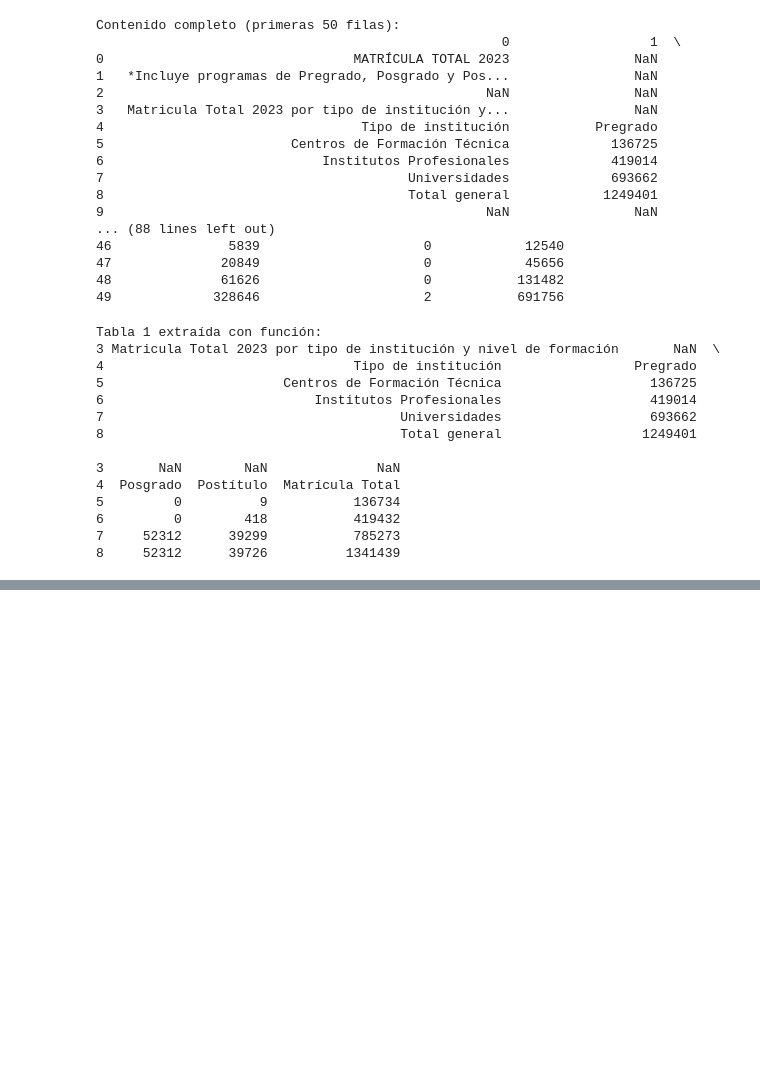
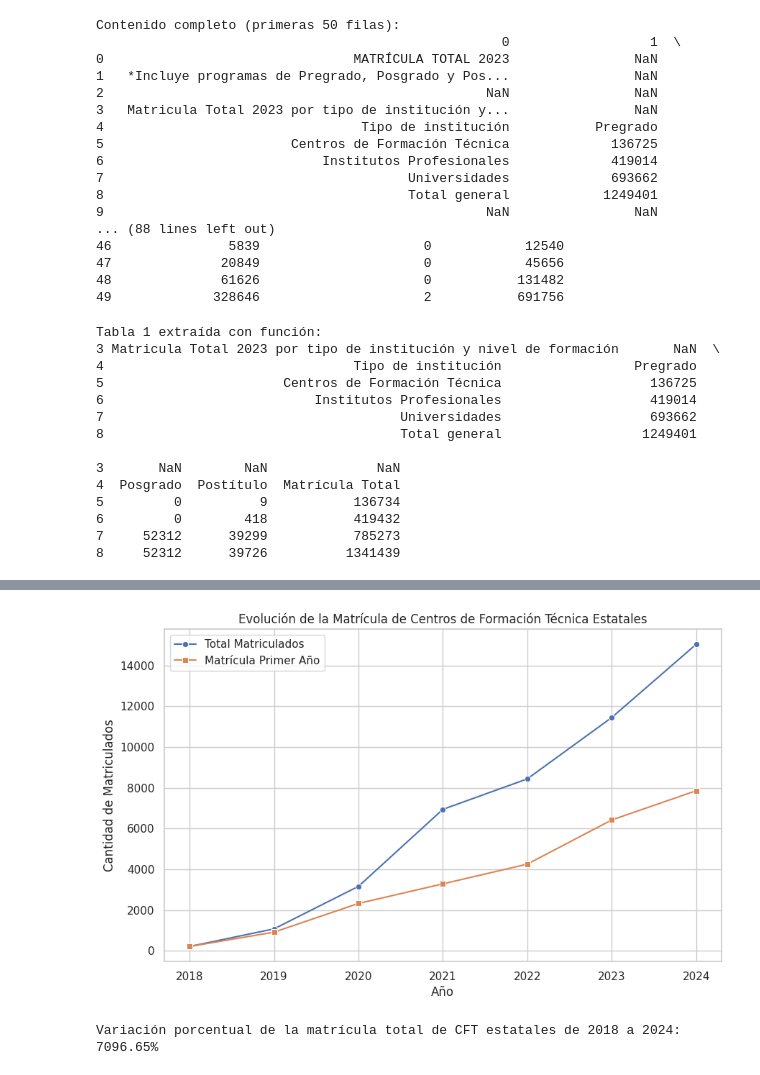
Before and after one commit to davidlealo/cft_estatales_analisis, a Jupyter notebook: analisis.ipynb, the cells around one changed output, grey strips where cells are left out. Saved outputs shown, nothing was run; the diff lists cells and outputs as text; code cells hidden in the pictures; blank space fills up the shorter version.

```diff
--- a/analisis.ipynb
+++ b/analisis.ipynb
@@ -409,0 +760,76 @@ Tabla 1 extraída con función:
+# %%
+import pandas as pd
+import matplotlib.pyplot as plt
+import seaborn as sns
+
+# Supongamos que ya leíste el CSV con encabezados
+csv_file = "data_matricula/MAT_2007_2024_WEB_02072024.csv"
+df = pd.read_csv(csv_file, encoding='latin1', sep=';')
+
+# Verifica que los nombres de las columnas sean los correctos:
+print("Columnas en el DataFrame:")
+print(df.columns.tolist())
+# Deberías ver algo similar a:
+# ['AÑO', 'TOTAL MATRICULADOS', 'MATRICULADOS MUJERES POR PROGRAMA', ... , 'CLASIFICACIÓN INSTITUCIÓN NIVEL 1', ..., 'TOTAL MATRICULADOS PRIMER AÑO', ...]
+
+# 1. Convertir la columna "CÓDIGO DE INSTITUCIÓN" a numérico
+df["CÓDIGO DE INSTITUCIÓN"] = pd.to_numeric(df["CÓDIGO DE INSTITUCIÓN"], errors='coerce')
+
+# 2. Filtrar registros de CFT estatales: códigos entre 902 y 920
+df_cft_estatal = df[(df["CÓDIGO DE INSTITUCIÓN"] >= 902) & (df["CÓDIGO DE INSTITUCIÓN"] <= 920)]
+print("Cantidad de registros para CFT estatales:", df_cft_estatal.shape[0])
+
+# 3. Extraer el año numérico de la columna "AÑO"
+# Los valores son de la forma "MAT_2007", "MAT_2008", etc.
+df_cft_estatal["AÑO_NUM"] = df_cft_estatal["AÑO"].str.extract(r"(\d{4})").astype(int)
+print("Valores únicos de AÑO_NUM:", df_cft_estatal["AÑO_NUM"].unique())
+
+# 4. Convertir las columnas de matrícula a numérico.
+# Para "TOTAL MATRICULADOS":
+df_cft_estatal["TOTAL MATRICULADOS"] = (
+    df_cft_estatal["TOTAL MATRICULADOS"]
+    .astype(str)
+    .str.replace(',', '', regex=False)
+    .str.strip()
+)
+df_cft_estatal["TOTAL MATRICULADOS"] = pd.to_numeric(df_cft_estatal["TOTAL MATRICULADOS"], errors='coerce')
+
+# Para "TOTAL MATRICULADOS PRIMER AÑO":
+df_cft_estatal["TOTAL MATRICULADOS PRIMER AÑO"] = (
+    df_cft_estatal["TOTAL MATRICULADOS PRIMER AÑO"]
+    .astype(str)
+    .str.replace(',', '', regex=False)
+    .str.strip()
+)
+df_cft_estatal["TOTAL MATRICULADOS PRIMER AÑO"] = pd.to_numeric(df_cft_estatal["TOTAL MATRICULADOS PRIMER AÑO"], errors='coerce')
+
+# 5. Agrupar por año y sumar la matrícula total y la matrícula de primer año
+evolucion = df_cft_estatal.groupby("AÑO_NUM").agg({
+    "TOTAL MATRICULADOS": "sum",
+    "TOTAL MATRICULADOS PRIMER AÑO": "sum"
+}).reset_index()
+
+print("Evolución de la matrícula de CFT estatales por año:")
+print(evolucion)
+
+# 6. Graficar la evolución
+plt.figure(figsize=(10,6))
+sns.lineplot(data=evolucion, x="AÑO_NUM", y="TOTAL MATRICULADOS", marker="o", label="Total Matriculados")
+sns.lineplot(data=evolucion, x="AÑO_NUM", y="TOTAL MATRICULADOS PRIMER AÑO", marker="s", label="Matrícula Primer Año")
+plt.title("Evolución de la Matrícula de Centros de Formación Técnica Estatales")
+plt.xlabel("Año")
+plt.ylabel("Cantidad de Matriculados")
+plt.legend()
+plt.grid(True)
+plt.show()
+
+# 7. Para evaluar el impacto de la política (por ejemplo, comparar antes y después de 2016)
+anio_inicio = 2018
+anio_fin = evolucion["AÑO_NUM"].max()  # Último año disponible
+
+matricula_inicio = evolucion.loc[evolucion["AÑO_NUM"] == anio_inicio, "TOTAL MATRICULADOS"].values[0]
+matricula_fin = evolucion.loc[evolucion["AÑO_NUM"] == anio_fin, "TOTAL MATRICULADOS"].values[0]
+
+variacion_pct = ((matricula_fin - matricula_inicio) / matricula_inicio) * 100
+print(f"Variación porcentual de la matrícula total de CFT estatales de {anio_inicio} a {anio_fin}: {variacion_pct:.2f}%")
+# %% [output]
@@ -409,0 +866,2 @@ Tabla 1 extraída con función:
+[figure, added]
+Variación porcentual de la matrícula total de CFT estatales de 2018 a 2024: 7096.65%
```
Also changed, not shown: parts of 15 cells of this notebook.
